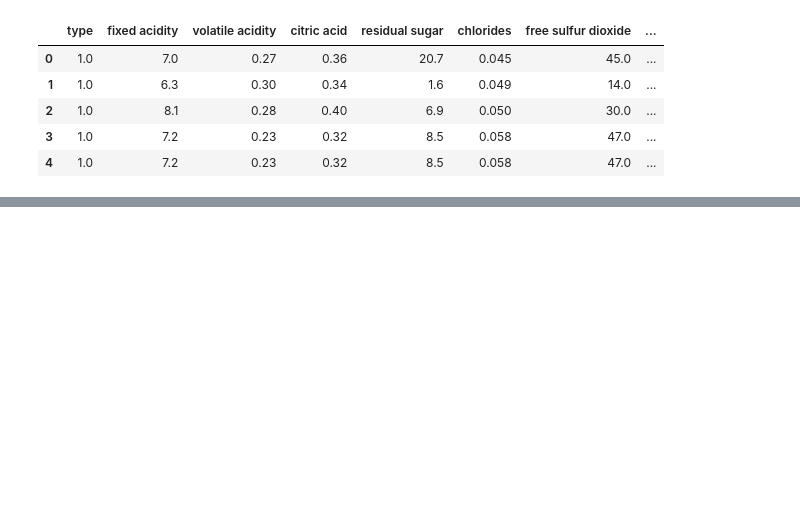
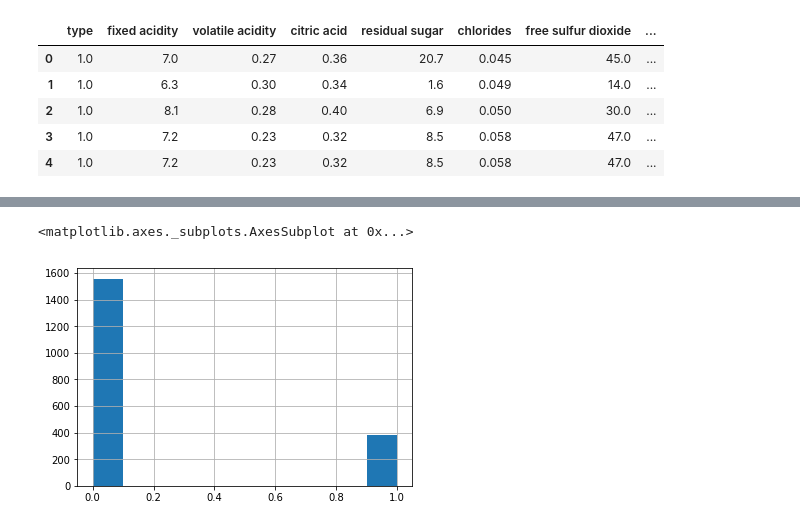
Before and after one commit to gabriellimagomes15/cognitivo_ai, a Jupyter notebook: Classificacao_vinhos.ipynb, the cells around one changed output, grey strips where cells are left out. Cells and saved outputs as stored; diff of their text form; code cells hidden in the pictures; blank space fills up the shorter version.

```diff
--- a/Classificacao_vinhos.ipynb
+++ b/Classificacao_vinhos.ipynb
@@ -433,0 +517,5 @@ Confusion Matrix Stats
+# %%
+y_test.loc[:,'class'].hist()
+# %% [output]
+<matplotlib.axes._subplots.AxesSubplot at 0x...>
+[figure, added]
```
Also changed, not shown: parts of 30 cells of this notebook, 4 other files.
